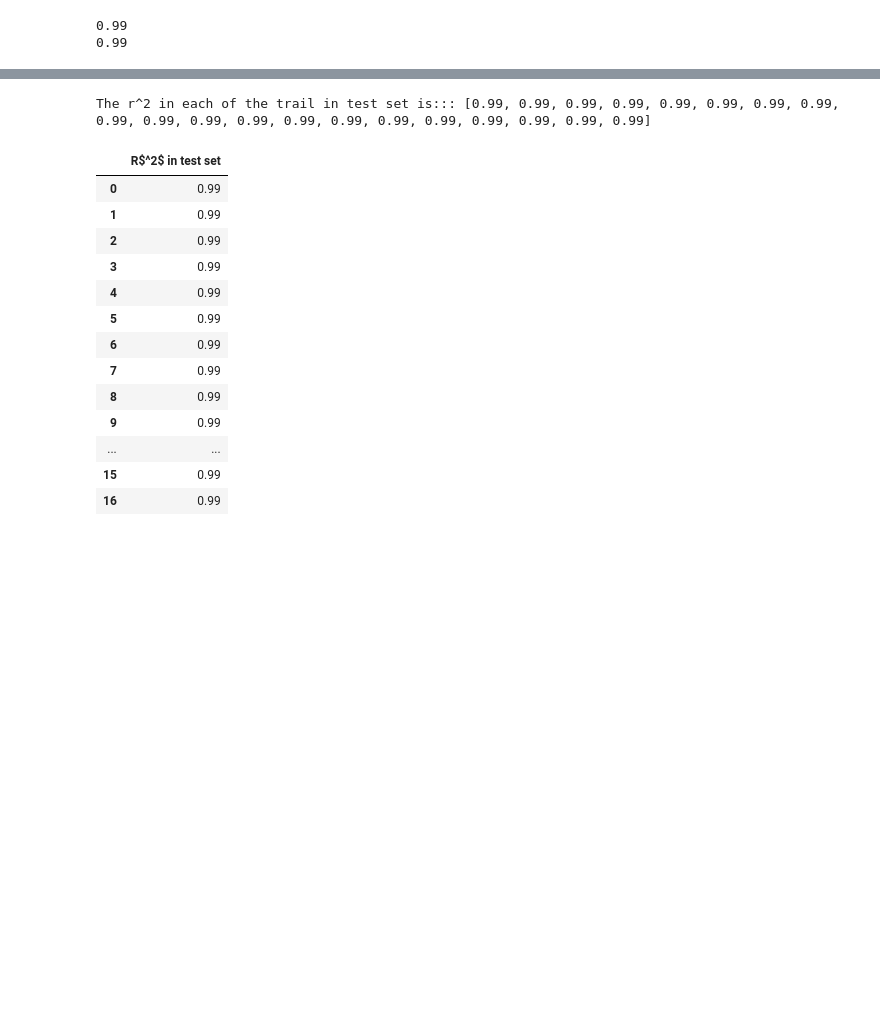
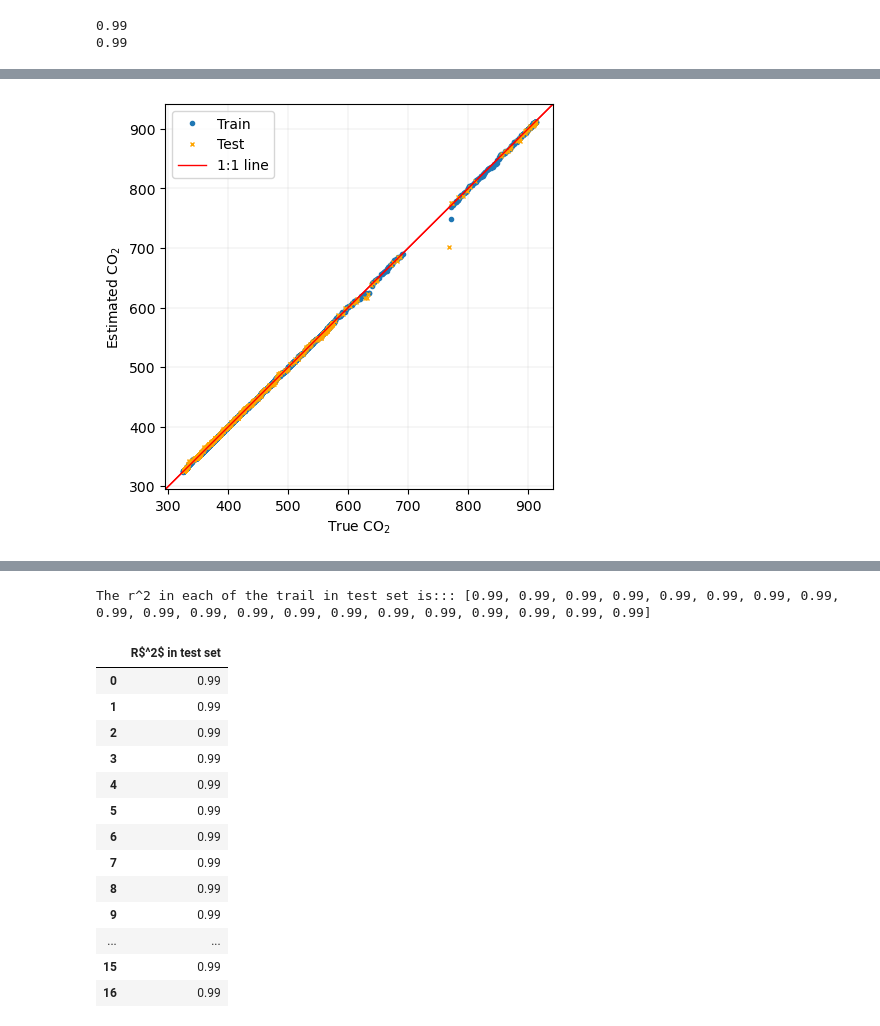
Before and after one commit to mi3nts/Compare_PSD, a Jupyter notebook: CO2/CO2_PB.ipynb, the cells around one changed output, grey strips where cells are left out. Saved outputs shown, nothing was run; the diff lists cells and outputs as text; code cells hidden in the pictures; blank space fills up the shorter version.

```diff
--- a/CO2/CO2_PB.ipynb
+++ b/CO2/CO2_PB.ipynb
@@ -223,3 +288,32 @@ plt.show()
+# %%
+## Lets plot the quantile quantile
+from statsmodels.graphics.gofplots import qqplot_2samples
+
+
+## This helps in customizing the graph
+import statsmodels.api as sm
+import scipy.stats as stats
+
+fig, ax = plt.subplots(figsize=(5,5))
+
+pp_x = sm.ProbPlot(y_train, fit=False)
+pp_y = sm.ProbPlot(train_prediction_RF, fit=False)
+
+
+qq = pp_y.qqplot(marker='o',markersize=3,other=pp_x,ax=ax, label='Train')
+sm.qqline(ax=ax, line='45', fmt='r',linewidth=1)
+
+pp_xx = sm.ProbPlot(y_test, fit=False)
+pp_yy = sm.ProbPlot(test_prediction_RF, fit=False)
+
+qqq = pp_yy.qqplot(xlabel=r'True $\mathrm{CO_2}$',ylabel=r'Estimated $\mathrm{CO_2}$',
+                    marker='x',markersize=3,other=pp_xx,ax=ax,markeredgecolor = 'orange', markerfacecolor = 'orange', label='Test')
+sm.qqline(qq.axes[0], line='45', fmt='r',linewidth=1, label='1:1 line')
+plt.grid(axis='both',linewidth=0.15)
+plt.legend()
+plt.show()
+# %% [output]
+[figure, added]
 # %%
 ## Lets plot the quantile quantile
 
```
Also changed, not shown: parts of 11 cells of this notebook, 1 other file.
